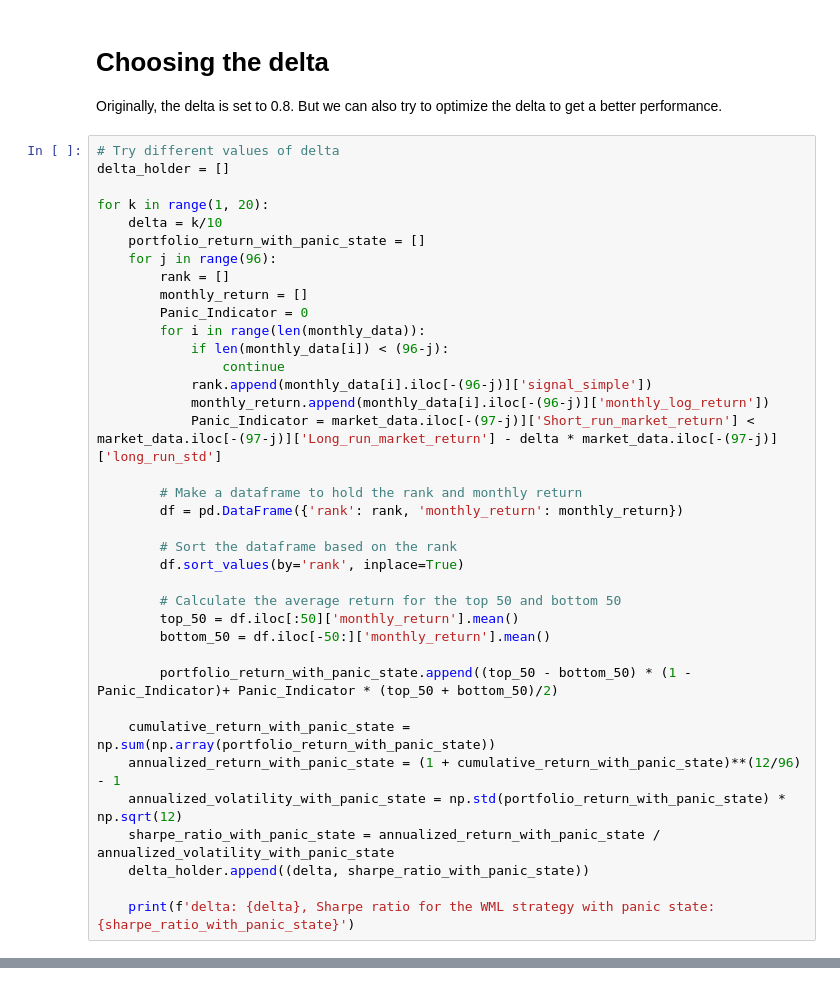
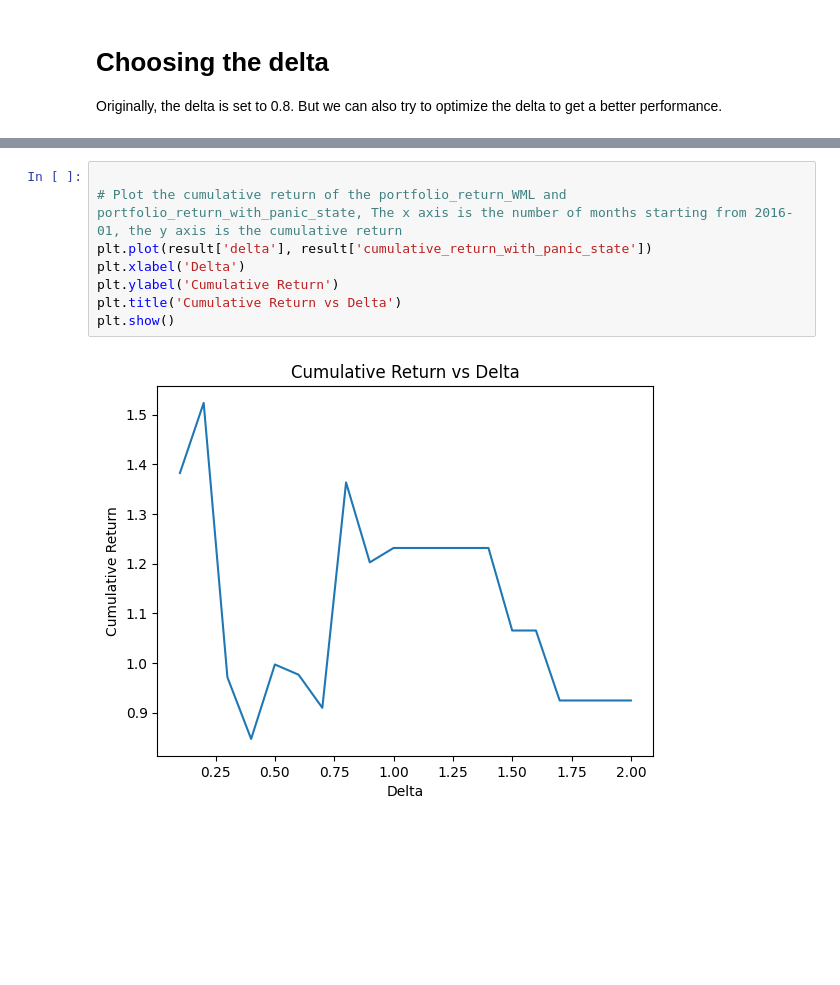
Before and after one commit to vd1371/AcademicQuantLab, a Jupyter notebook: Momentum/Revisiting_Momentum.ipynb, the cells around one changed output, grey strips where cells are left out. Cells and saved outputs as stored; diff of their text form; blank space fills up the shorter version.

```diff
--- a/Momentum/Revisiting_Momentum.ipynb
+++ b/Momentum/Revisiting_Momentum.ipynb
@@ -272,40 +272,3 @@ Sharpe ratio for the WML strategy with panic state: 0.6542422267649091
 # Choosing the delta
 
 Originally, the delta is set to 0.8. But we can also try to optimize the delta to get a better performance.
-# %%
-# Try different values of delta
-delta_holder = []
-
-for k in range(1, 20):
-    delta = k/10
-    portfolio_return_with_panic_state = []
-    for j in range(96):
-        rank = []
-        monthly_return = []
-        Panic_Indicator = 0
-        for i in range(len(monthly_data)):
-            if len(monthly_data[i]) < (96-j):
-                continue
-            rank.append(monthly_data[i].iloc[-(96-j)]['signal_simple'])
-            monthly_return.append(monthly_data[i].iloc[-(96-j)]['monthly_log_return'])
-            Panic_Indicator = market_data.iloc[-(97-j)]['Short_run_market_return'] < market_data.iloc[-(97-j)]['Long_run_market_return'] - delta * market_data.iloc[-(97-j)]['long_run_std']
-
-        # Make a dataframe to hold the rank and monthly return
-        df = pd.DataFrame({'rank': rank, 'monthly_return': monthly_return})
-
-        # Sort the dataframe based on the rank
-        df.sort_values(by='rank', inplace=True)
-
-        # Calculate the average return for the top 50 and bottom 50
-        top_50 = df.iloc[:50]['monthly_return'].mean()
-        bottom_50 = df.iloc[-50:]['monthly_return'].mean()
-
-        portfolio_return_with_panic_state.append((top_50 - bottom_50) * (1 - Panic_Indicator)+ Panic_Indicator * (top_50 + bottom_50)/2)
-
-    cumulative_return_with_panic_state = np.sum(np.array(portfolio_return_with_panic_state))
-    annualized_return_with_panic_state = (1 + cumulative_return_with_panic_state)**(12/96) - 1
-    annualized_volatility_with_panic_state = np.std(portfolio_return_with_panic_state) * np.sqrt(12)
-    sharpe_ratio_with_panic_state = annualized_return_with_panic_state / annualized_volatility_with_panic_state
-    delta_holder.append((delta, sharpe_ratio_with_panic_state))
-
-    print(f'delta: {delta}, Sharpe ratio for the WML strategy with panic state: {sharpe_ratio_with_panic_state}')
@@ -329,3 +390,13 @@ KeyboardInterrupt:
+# %%
+
+# Plot the cumulative return of the portfolio_return_WML and portfolio_return_with_panic_state, The x axis is the number of months starting from 2016-01, the y axis is the cumulative return
+plt.plot(result['delta'], result['cumulative_return_with_panic_state'])
+plt.xlabel('Delta')
+plt.ylabel('Cumulative Return')
+plt.title('Cumulative Return vs Delta')
+plt.show()
+# %% [output]
+[figure, added]
 # %% [markdown]
 # Some final thoughts
 
```
Also changed, not shown: parts of 6 cells of this notebook, 1 other file.
